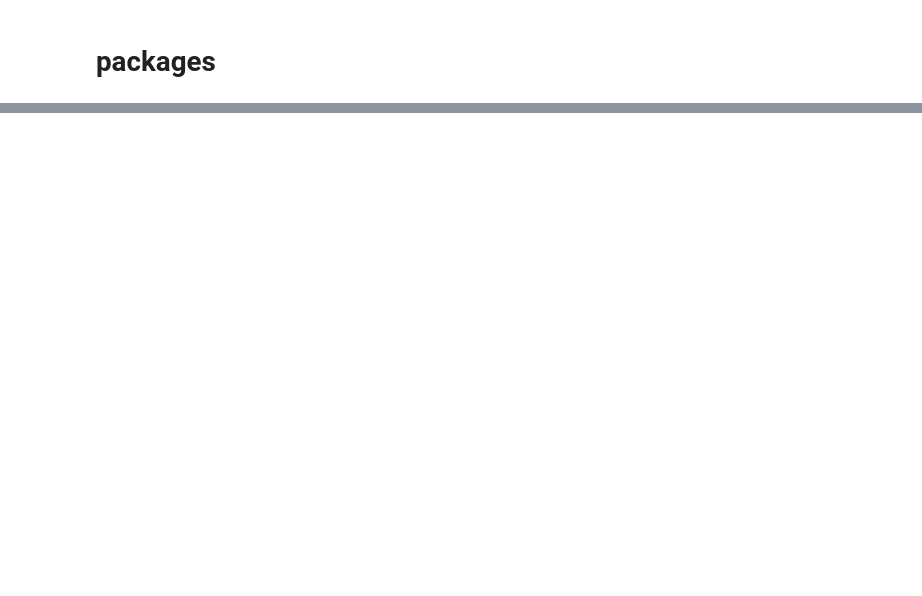
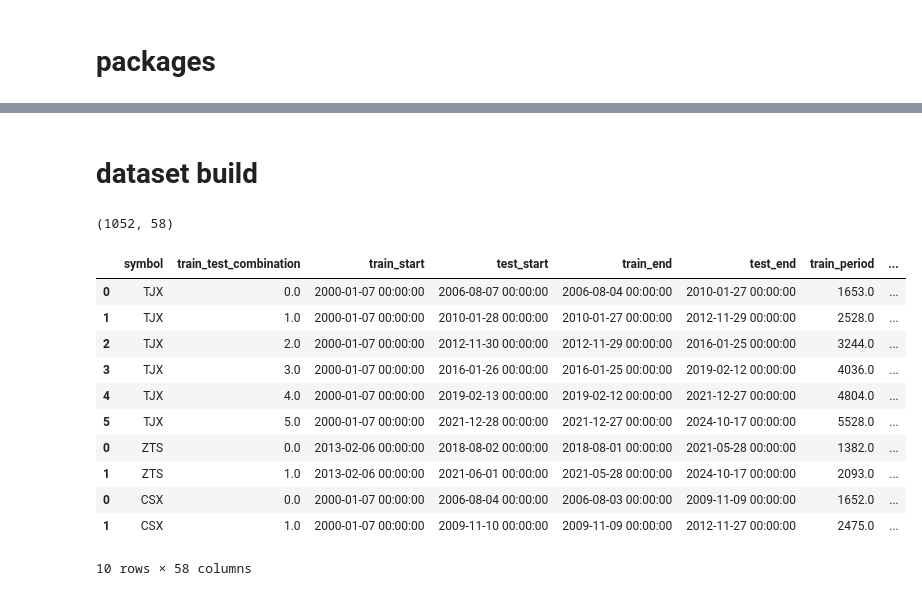
Before and after one commit to jklen/cataclysmic_alpha, a Jupyter notebook: experiment_notebooks/hhhl_ml1_backtest_analysis.ipynb, the cells around one changed output, grey strips where cells are left out. Saved outputs shown, nothing was run; the diff lists cells and outputs as text; code cells hidden in the pictures; blank space fills up the shorter version.

Commit message:
backtest analysis notebook in progress

```diff
--- a/experiment_notebooks/hhhl_ml1_backtest_analysis.ipynb
+++ b/experiment_notebooks/hhhl_ml1_backtest_analysis.ipynb
@@ -62,0 +574,38 @@ df_transformed
+# %% [markdown]
+# dataset build
+# %%
+experiment_name = 'before_good26_rest'
+experiment_path = f"../outputs_hhhl_ml1/{experiment_name}"
+
+symbols = [name for name in os.listdir(experiment_path) if os.path.isdir(os.path.join(experiment_path, name))]
+# %%
+list_symbols_dfs = []
+
+for symbol in symbols:
+    symbol_path = f"{experiment_path}/{symbol}"
+    df_stats = pd.read_csv(f"{symbol_path}/backtest/df_stats.csv")
+    df_symbol = process_existing_stats(df_stats)
+    df_symbol['symbol'] = symbol
+    colnames = [df_symbol.columns[-1]] + list(df_symbol.columns[:-1])
+    df_symbol = df_symbol[colnames]
+    list_symbols_dfs.append(df_symbol)
+df = pd.concat(list_symbols_dfs, axis =0)
+# %%
+df.shape
+# %% [output]
+(1052, 58)
+# %%
+df.head(10)
+# %% [output]
+|  | symbol | train_test_combination | train_start | test_start | train_end | test_end | train_period | ... |
+| 0 | TJX | 0.0 | 2000-01-07 00:00:00 | 2006-08-07 00:00:00 | 2006-08-04 00:00:00 | 2010-01-27 00:00:00 | 1653.0 | ... |
+| 1 | TJX | 1.0 | 2000-01-07 00:00:00 | 2010-01-28 00:00:00 | 2010-01-27 00:00:00 | 2012-11-29 00:00:00 | 2528.0 | ... |
+| 2 | TJX | 2.0 | 2000-01-07 00:00:00 | 2012-11-30 00:00:00 | 2012-11-29 00:00:00 | 2016-01-25 00:00:00 | 3244.0 | ... |
+| 3 | TJX | 3.0 | 2000-01-07 00:00:00 | 2016-01-26 00:00:00 | 2016-01-25 00:00:00 | 2019-02-12 00:00:00 | 4036.0 | ... |
+| 4 | TJX | 4.0 | 2000-01-07 00:00:00 | 2019-02-13 00:00:00 | 2019-02-12 00:00:00 | 2021-12-27 00:00:00 | 4804.0 | ... |
+| 5 | TJX | 5.0 | 2000-01-07 00:00:00 | 2021-12-28 00:00:00 | 2021-12-27 00:00:00 | 2024-10-17 00:00:00 | 5528.0 | ... |
+| 0 | ZTS | 0.0 | 2013-02-06 00:00:00 | 2018-08-02 00:00:00 | 2018-08-01 00:00:00 | 2021-05-28 00:00:00 | 1382.0 | ... |
+| 1 | ZTS | 1.0 | 2013-02-06 00:00:00 | 2021-06-01 00:00:00 | 2021-05-28 00:00:00 | 2024-10-17 00:00:00 | 2093.0 | ... |
+| 0 | CSX | 0.0 | 2000-01-07 00:00:00 | 2006-08-04 00:00:00 | 2006-08-03 00:00:00 | 2009-11-09 00:00:00 | 1652.0 | ... |
+| 1 | CSX | 1.0 | 2000-01-07 00:00:00 | 2009-11-10 00:00:00 | 2009-11-09 00:00:00 | 2012-11-27 00:00:00 | 2475.0 | ... |
+10 rows × 58 columns
```
Also changed, not shown: parts of 40 cells of this notebook, 23 other files.
